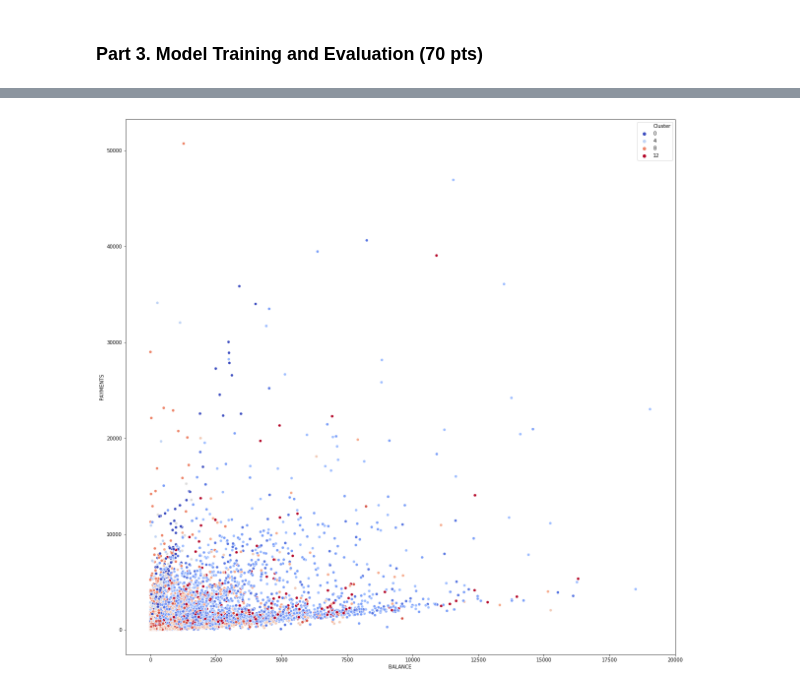
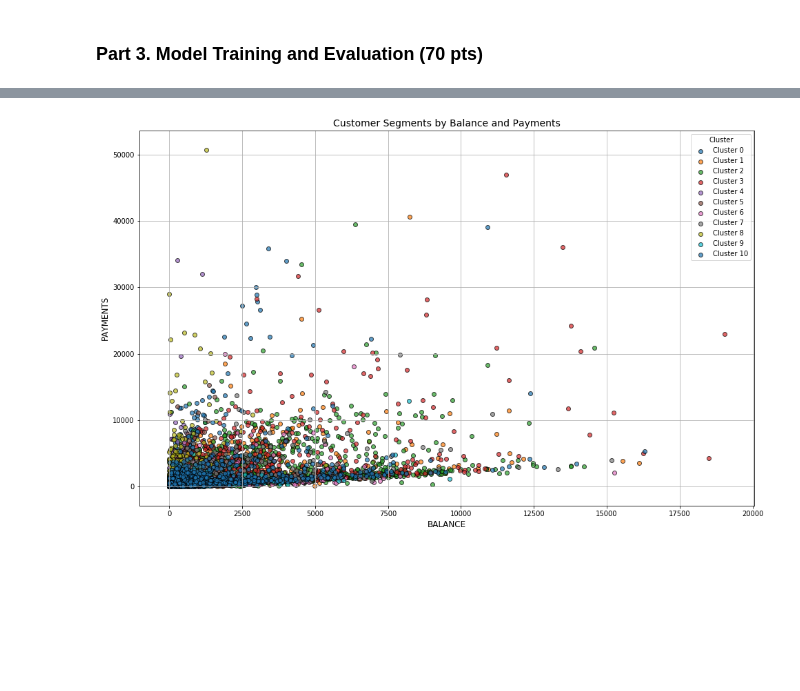
Before and after one commit to dennislamcv1/UPennData, a Jupyter notebook: Intro to Predictive Analytics Using Python/Graded_Assignment_02.ipynb, the cells around one changed output, grey strips where cells are left out. Saved outputs shown, nothing was run; the diff lists cells and outputs as text; code cells hidden in the pictures; blank space fills up the shorter version.

```diff
--- a/Intro to Predictive Analytics Using Python/Graded_Assignment_02.ipynb
+++ b/Intro to Predictive Analytics Using Python/Graded_Assignment_02.ipynb
@@ -171,4 +154,5 @@ Q3 (5pts).
 
 """
 
-df_clean.columns
+# Drop the 'CUST_ID' column, but do NOT modify df_clean itself
+X = df_clean.drop("CUST_ID", axis=1).values
@@ -183,10 +159,3 @@ Index(['CUST_ID', 'BALANCE', 'BALANCE_FREQUENCY', 'PURCHASES',
-# %%
-X = df_clean[['BALANCE', 'BALANCE_FREQUENCY', 'PURCHASES',
-       'ONEOFF_PURCHASES', 'INSTALLMENTS_PURCHASES', 'CASH_ADVANCE',
-       'PURCHASES_FREQUENCY', 'ONEOFF_PURCHASES_FREQUENCY',
-       'PURCHASES_INSTALLMENTS_FREQUENCY', 'CASH_ADVANCE_FREQUENCY',
-       'CASH_ADVANCE_TRX', 'PURCHASES_TRX', 'CREDIT_LIMIT', 'PAYMENTS',
-       'MINIMUM_PAYMENTS', 'PRC_FULL_PAYMENT', 'TENURE']]
 # %%
 ##########################
 ### TEST YOUR SOLUTION ###
@@ -328,10 +296,12 @@ Q7 (10 pts).
 - Store the kmeans model corresponding to the best_k selected in a variable called best_kmeans.
 """
 
+# Best number of clusters (elbow point)
+best_k = 11
 
-best_k = 11
+# Get the corresponding trained model from all_models
+# (Index in k_values: [7, 9, 11, 13, 15] => 11 is at index 2)
+best_kmeans = all_models[k_values.index(best_k)]
-# %%
-best_kmeans = KMeans(n_clusters=11, random_state=0, n_init=10)
 # %%
 ##########################
 ### TEST YOUR SOLUTION ###
@@ -411,35 +347,60 @@ assert_frame_equal(sol.df_clustered, df_clustered)
 # %%
 """
 Q9 (10 pts).
 
 - Create a scatter plot with the unnormalized BALANCE as the x values
   and PAYMENTS as the y values
 
 - Assign points with labels based on their cluster labels
 
 - Label the x-axis and y-axis accordingly.
 
 - Display the legend.
 
 NOTE:
 - Your plot cannot be autograded.
 - If you go to the guide, there will be a PDF with the solution plot.
 - Please check it and if your answer matches, set the variable q9_plot_check = 'yes' .
 
 """
 q9_plot_check = 'yes' # change to yes after you verify your plot
 
-import seaborn as sns
+from matplotlib.patches import Patch
 
-plt.figure(figsize=(20,20))
-sns.scatterplot(x='BALANCE', y='PAYMENTS', data=df_clustered, hue='Cluster', palette='coolwarm')
+# 🎨 Create color map (up to 11 clusters)
+colors = plt.cm.tab10.colors  # or use plt.cm.get_cmap('tab10', n_clusters)
+
+# 🎯 Get unique clusters
+unique_clusters = sorted(df_clustered['Cluster'].unique())
+
+# 🖼️ Plot points
+plt.figure(figsize=(16, 10))
+for cluster_id in unique_clusters:
+    cluster_data = df_clustered[df_clustered['Cluster'] == cluster_id]
+    plt.scatter(
+        cluster_data['BALANCE'],
+        cluster_data['PAYMENTS'],
+        color=colors[cluster_id % len(colors)],
+        label=f"Cluster {cluster_id}",
+        alpha=0.7,
+        edgecolor='k'
+    )
+
+# 🏷️ Labels and legend
+plt.xlabel("BALANCE", fontsize=12)
+plt.ylabel("PAYMENTS", fontsize=12)
+plt.title("Customer Segments by Balance and Payments", fontsize=14)
+plt.legend(title="Cluster")
+plt.grid(True)
+
+
 
 ###########################
 ### DO NOT MODIFY THIS! ###
 plt.show()
 ###########################
 # %% [output]
-[figure, old version]
+[figure, new version]
 # %%
 ##########################
 ### TEST YOUR SOLUTION ###
```
Also changed, not shown: parts of 25 cells of this notebook, 1 other file.
